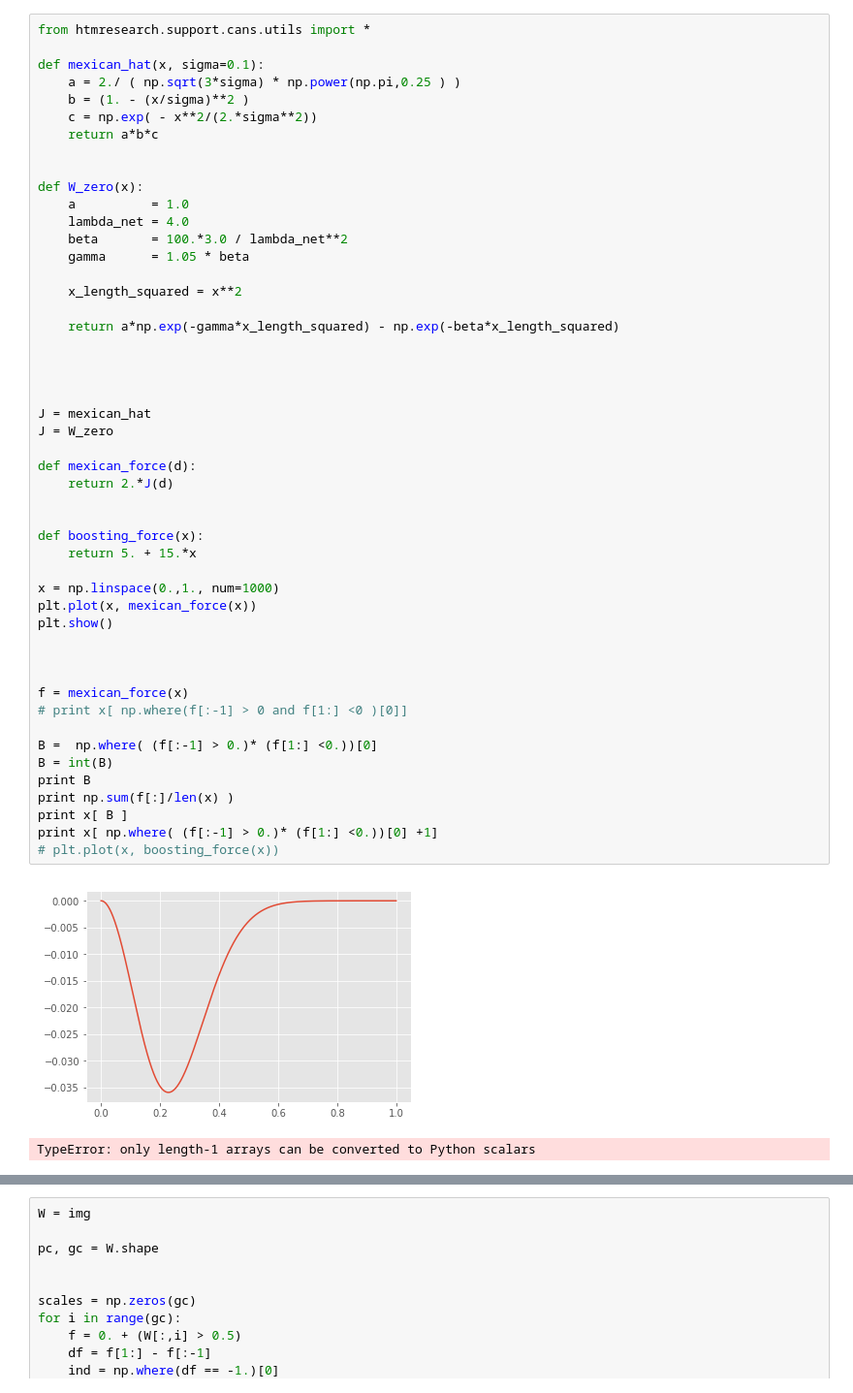
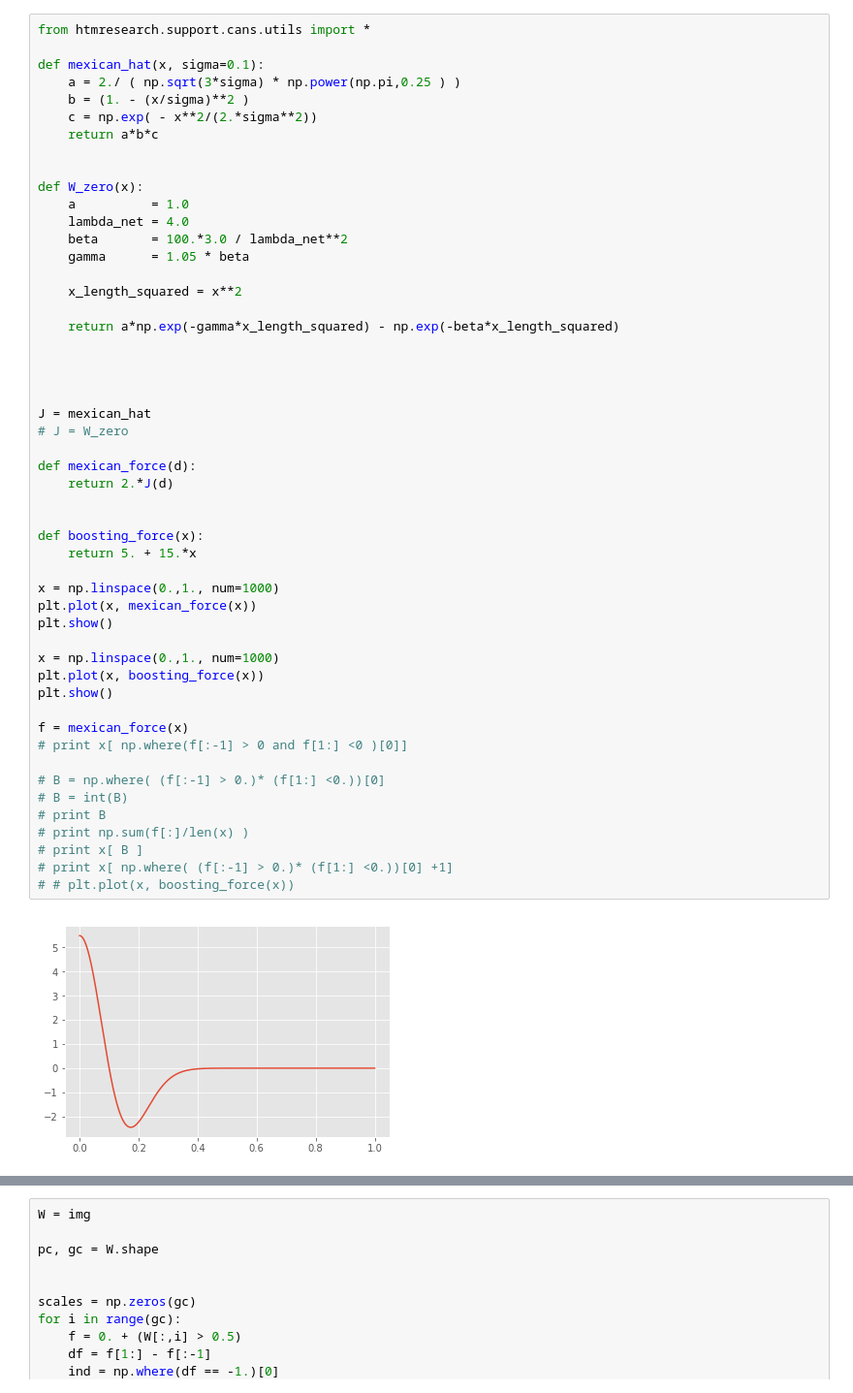
Before and after one commit to mirkoklukas/htmresearch, a Jupyter notebook: projects/gridcells/jupyter/CAN/Spring Module.ipynb, the cells around one changed output, grey strips where cells are left out. Shown: that part at 97% size. Cells and saved outputs as stored; diff of their text form.

```diff
--- a/projects/gridcells/jupyter/CAN/Spring Module.ipynb
+++ b/projects/gridcells/jupyter/CAN/Spring Module.ipynb
@@ -105,41 +102,42 @@ def W_zero(x):
     a          = 1.0
     lambda_net = 4.0
     beta       = 100.*3.0 / lambda_net**2
     gamma      = 1.05 * beta
 
     x_length_squared = x**2
 
     return a*np.exp(-gamma*x_length_squared) - np.exp(-beta*x_length_squared)
 
 
 
 
 J = mexican_hat
-J = W_zero
+# J = W_zero
 
 def mexican_force(d):
     return 2.*J(d)
 
 
 def boosting_force(x):
     return 5. + 15.*x
 
 x = np.linspace(0.,1., num=1000)
 plt.plot(x, mexican_force(x))
 plt.show()
 
-
+x = np.linspace(0.,1., num=1000)
+plt.plot(x, boosting_force(x))
+plt.show()
 
 f = mexican_force(x)
 # print x[ np.where(f[:-1] > 0 and f[1:] <0 )[0]]
 
-B =  np.where( (f[:-1] > 0.)* (f[1:] <0.))[0]
-B = int(B)
-print B
-print np.sum(f[:]/len(x) )
-print x[ B ]
-print x[ np.where( (f[:-1] > 0.)* (f[1:] <0.))[0] +1]
-# plt.plot(x, boosting_force(x))
+# B = np.where( (f[:-1] > 0.)* (f[1:] <0.))[0]
+# B = int(B)
+# print B
+# print np.sum(f[:]/len(x) )
+# print x[ B ]
+# print x[ np.where( (f[:-1] > 0.)* (f[1:] <0.))[0] +1]
+# # plt.plot(x, boosting_force(x))
 # %% [output]
-[figure, old version]
+[figure, new version]
-TypeError: only length-1 arrays can be converted to Python scalars
```
Also changed, not shown: parts of 7 cells of this notebook, 6 other files.
